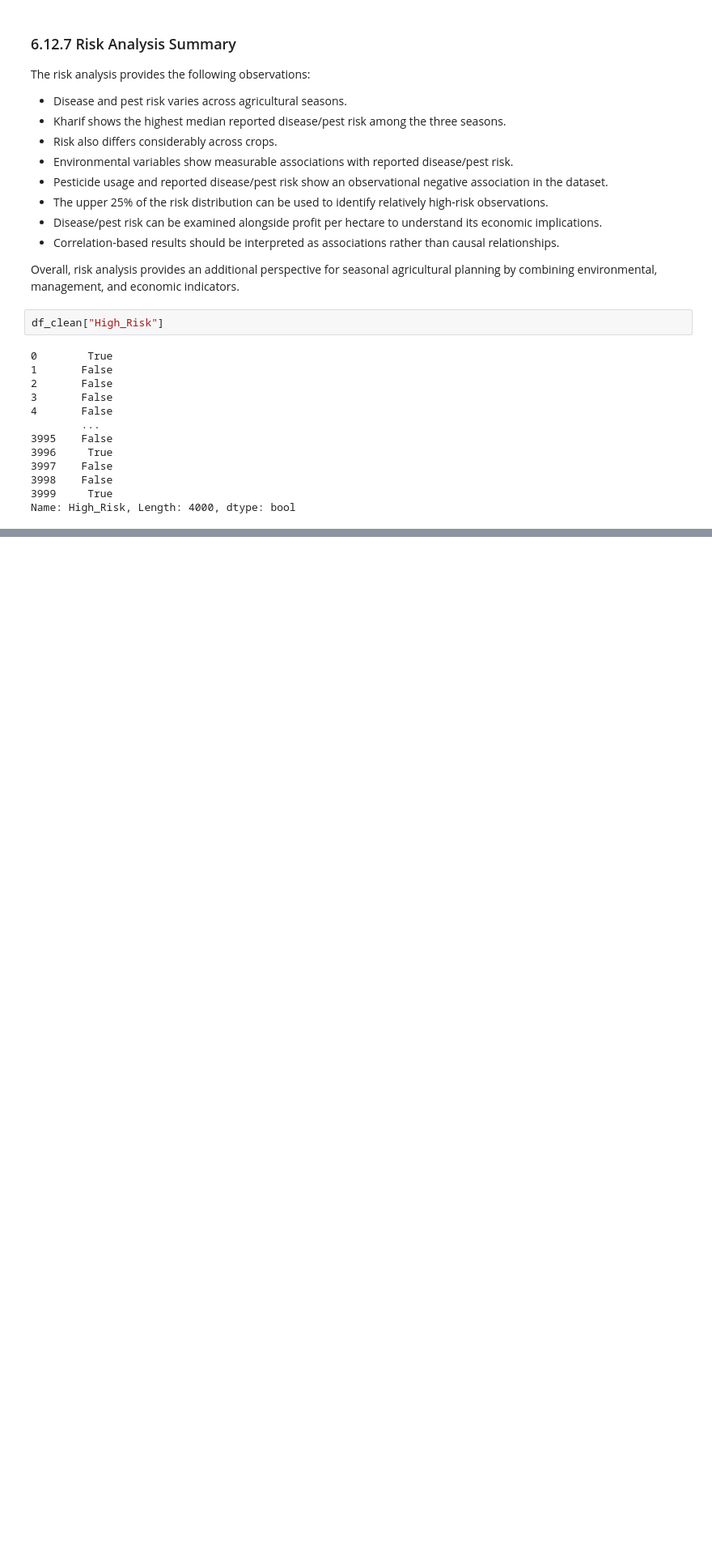
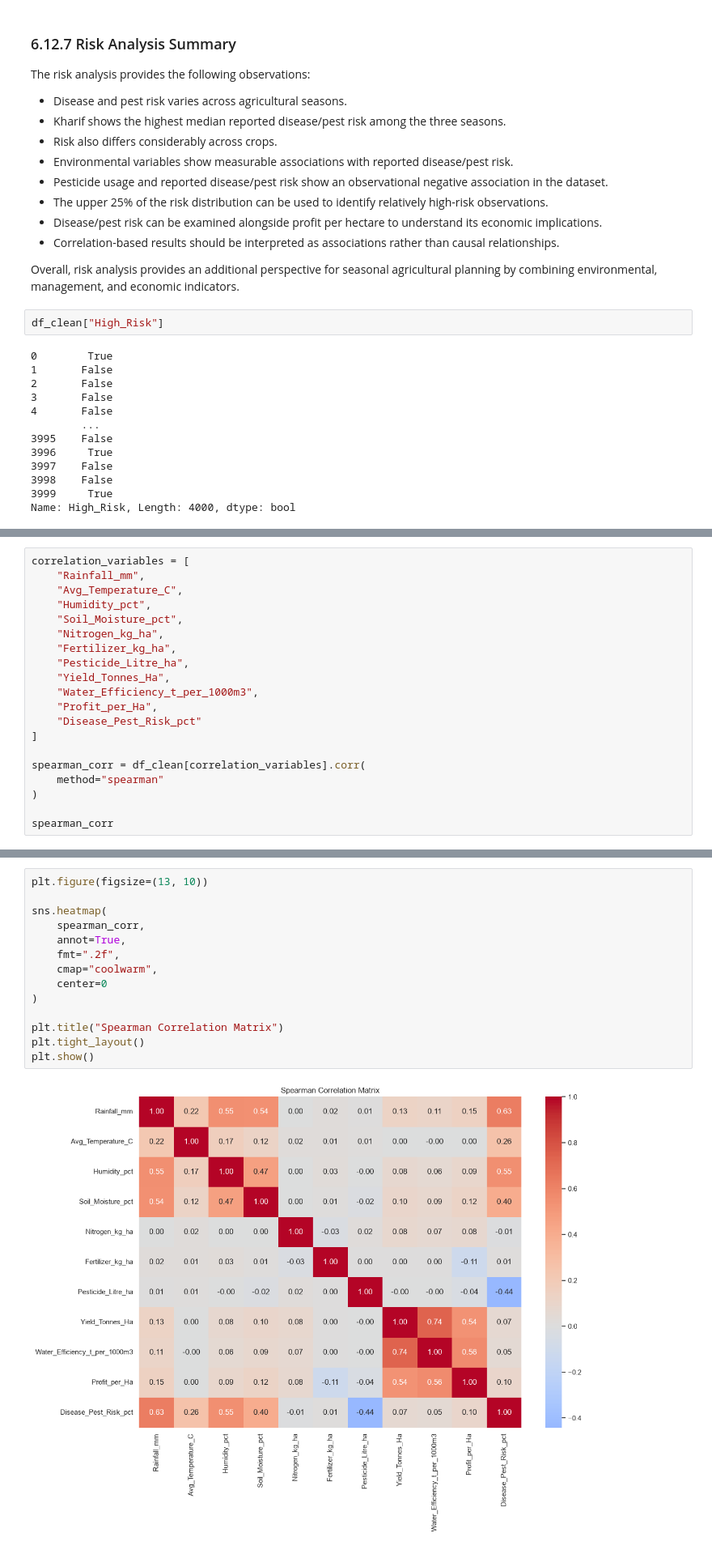
Before and after one commit to TharunPranav2007/Seasonal-Agriculture-Performance-Analysis, a Jupyter notebook: notebooks/seasonal_agriculture_analysis.ipynb, the cells around one changed output, grey strips where cells are left out. Shown at 81% size. Saved outputs shown, nothing was run; the diff lists cells and outputs as text; blank space fills up the shorter version.

```diff
--- a/notebooks/seasonal_agriculture_analysis.ipynb
+++ b/notebooks/seasonal_agriculture_analysis.ipynb
@@ -2984,0 +3237,20 @@ Name: High_Risk, Length: 4000, dtype: bool
+# %%
+correlation_variables = [
+    "Rainfall_mm",
+    "Avg_Temperature_C",
+    "Humidity_pct",
+    "Soil_Moisture_pct",
+    "Nitrogen_kg_ha",
+    "Fertilizer_kg_ha",
+    "Pesticide_Litre_ha",
+    "Yield_Tonnes_Ha",
+    "Water_Efficiency_t_per_1000m3",
+    "Profit_per_Ha",
+    "Disease_Pest_Risk_pct"
+]
+
+spearman_corr = df_clean[correlation_variables].corr(
+    method="spearman"
+)
+
+spearman_corr
@@ -2984,0 +3270,16 @@ Name: High_Risk, Length: 4000, dtype: bool
+# %%
+plt.figure(figsize=(13, 10))
+
+sns.heatmap(
+    spearman_corr,
+    annot=True,
+    fmt=".2f",
+    cmap="coolwarm",
+    center=0
+)
+
+plt.title("Spearman Correlation Matrix")
+plt.tight_layout()
+plt.show()
+# %% [output]
+[figure, added]
```
Also changed, not shown: parts of 24 cells of this notebook.
